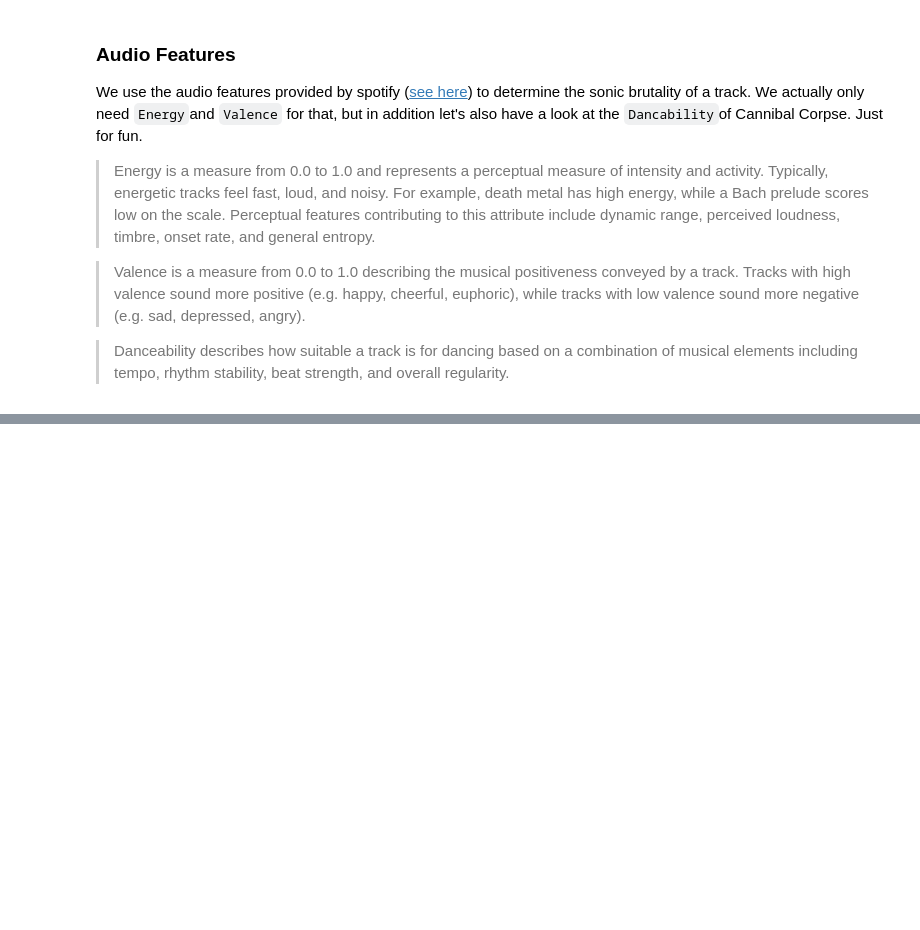
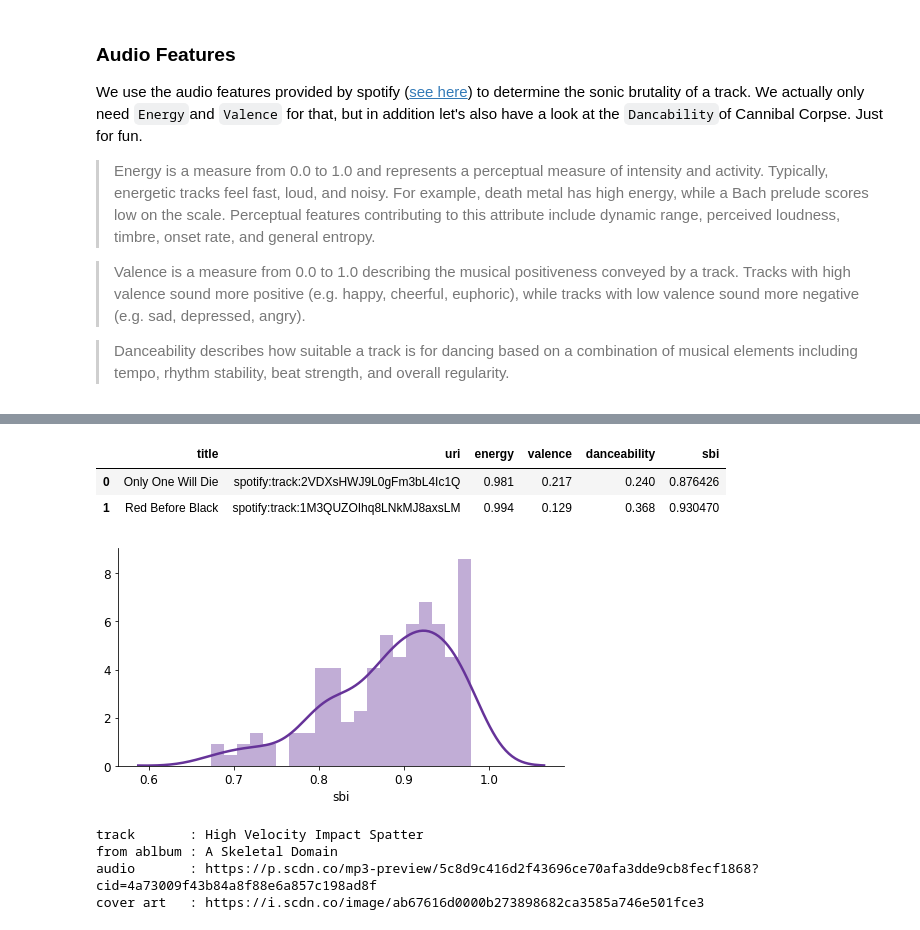
Before and after one commit to rbuerki/most-brutal-cannibal-corpse, a Jupyter notebook: 1-Audio-Analysis.ipynb, the cells around one changed output, grey strips where cells are left out. Saved outputs shown, nothing was run; the diff lists cells and outputs as text; code cells hidden in the pictures; blank space fills up the shorter version.

```diff
--- a/1-Audio-Analysis.ipynb
+++ b/1-Audio-Analysis.ipynb
@@ -232,0 +247,30 @@ track_df
+# %%
+def calc_sbi(valence, energy):
+    sbi = np.sqrt((1 - valence) * energy)
+    return sbi
+
+song_data['sbi'] = song_data.apply(lambda x: calc_sbi(x['valence'], x['energy']), axis=1)
+display(song_data.head(2))
+# %% [output]
+|  | title | uri | energy | valence | danceability | sbi |
+| 0 | Only One Will Die | spotify:track:2VDXsHWJ9L0gFm3bL4Ic1Q | 0.981 | 0.217 | 0.240 | 0.876426 |
+| 1 | Red Before Black | spotify:track:1M3QUZOIhq8LNkMJ8axsLM | 0.994 | 0.129 | 0.368 | 0.930470 |
+# %%
+plt.figure(figsize=(8,4))
+sns.distplot(song_data['sbi'], bins=20);
+# %% [output]
+[figure, added]
+# %%
+# Check for most brutal song (accustically)
+
+most_brutal_uri = song_data['uri'].loc[song_data['sbi'] == song_data['sbi'].max()].values[0]
+results = sp.track(most_brutal_uri)
+print('track       : ' + results['name'])
+print('from ablbum : ' + results['album']['name'])
+print('audio       : ' + results['preview_url'])
+print('cover art   : ' + results['album']['images'][0]['url'])
+# %% [output]
+track       : High Velocity Impact Spatter
+from ablbum : A Skeletal Domain
+audio       : https://p.scdn.co/mp3-preview/5c8d9c416d2f43696ce70afa3dde9cb8fecf1868?cid=4a73009f43b84a8f88e6a857c198ad8f
+cover art   : https://i.scdn.co/image/ab67616d0000b273898682ca3585a746e501fce3
```
Also changed, not shown: parts of 18 cells of this notebook.
